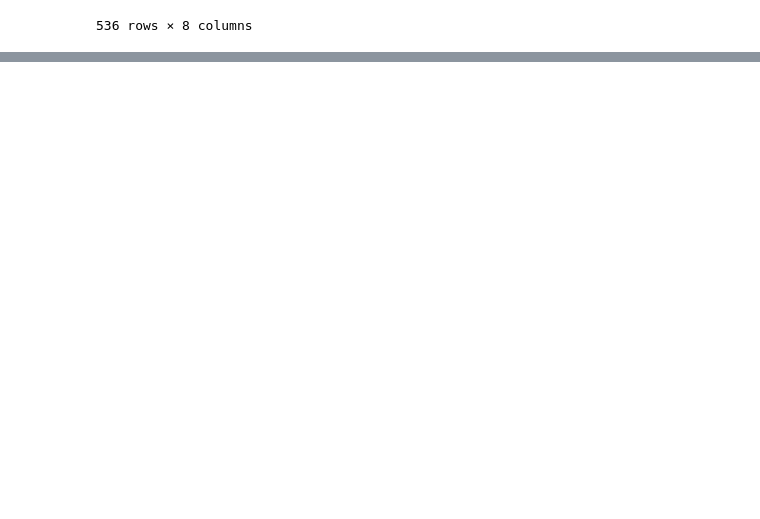
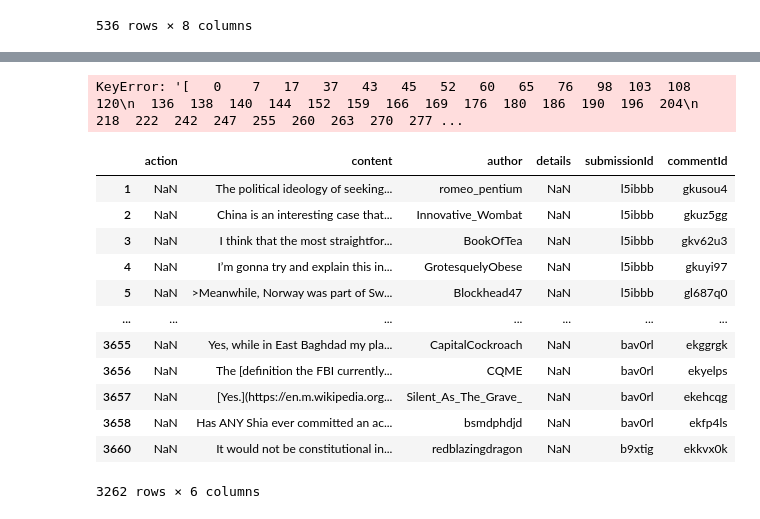
Before and after one commit to mcatalano26/cmps-cap, a Jupyter notebook: More good data collection.ipynb, the cells around one changed output, grey strips where cells are left out. Cells and saved outputs as stored; diff of their text form; code cells hidden in the pictures; blank space fills up the shorter version.

```diff
--- a/More good data collection.ipynb
+++ b/More good data collection.ipynb
@@ -65,0 +169,4 @@ full_topic_data
+# %%
+more_topics_dict = {'title':[], 'score':[], 'id':[], 'url':[], 'comms_num': [], 'created':[], 'body':[], 'text':[]}
+
+more_comments_dict = {"action": [], "content": [], "author": [], "details": [], "submissionId": [], "commentId": []}
@@ -65,0 +235,29 @@ full_topic_data
+# %%
+more_new_topics_data = pd.DataFrame(more_topics_dict)
+more_new_comment_data = pd.DataFrame(more_comments_dict)
+
+more_new_comment_data.to_csv("files/more_new_comment_data_130.csv", index=False)
+more_new_topics_data.to_csv("files/more_new_topics_data_130.csv", index=False)
+# %%
+substring = "/r/NeutralPolitics is a curated space."
+cleaning = more_new_comment_data[more_new_comment_data['content'].str.contains(substring)].index
+# %%
+more_new_comment_data.drop(cleaning, inplace = True)
+# %% [output]
+KeyError: '[   0    7   17   37   43   45   52   60   65   76   98  103  108  120\n  136  138  140  144  152  159  166  169  176  180  186  190  196  204\n  218  222  242  247  255  260  263  270  277 ...
+# %%
+more_new_comment_data
+# %% [output]
+|  | action | content | author | details | submissionId | commentId |
+| 1 | NaN | The political ideology of seeking... | romeo_pentium | NaN | l5ibbb | gkusou4 |
+| 2 | NaN | China is an interesting case that... | Innovative_Wombat | NaN | l5ibbb | gkuz5gg |
+| 3 | NaN | I think that the most straightfor... | BookOfTea | NaN | l5ibbb | gkv62u3 |
+| 4 | NaN | I’m gonna try and explain this in... | GrotesquelyObese | NaN | l5ibbb | gkuyi97 |
+| 5 | NaN | >Meanwhile, Norway was part of Sw... | Blockhead47 | NaN | l5ibbb | gl687q0 |
+| ... | ... | ... | ... | ... | ... | ... |
+| 3655 | NaN | Yes, while in East Baghdad my pla... | CapitalCockroach | NaN | bav0rl | ekggrgk |
+| 3656 | NaN | The [definition the FBI currently... | CQME | NaN | bav0rl | ekyelps |
+| 3657 | NaN | [Yes.](https://en.m.wikipedia.org... | Silent_As_The_Grave_ | NaN | bav0rl | ekehcqg |
+| 3658 | NaN | Has ANY Shia ever committed an ac... | bsmdphdjd | NaN | bav0rl | ekfp4ls |
+| 3660 | NaN | It would not be constitutional in... | redblazingdragon | NaN | b9xtig | ekkvx0k |
+3262 rows × 6 columns
```
Also changed, not shown: parts of 17 cells of this notebook, 5 other files.
